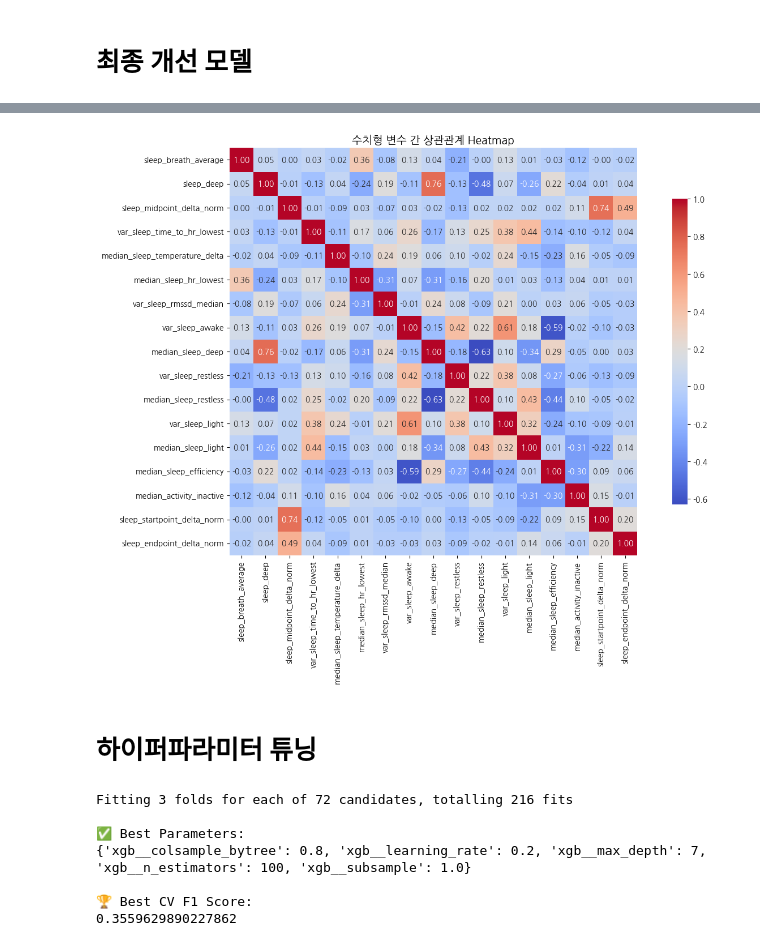
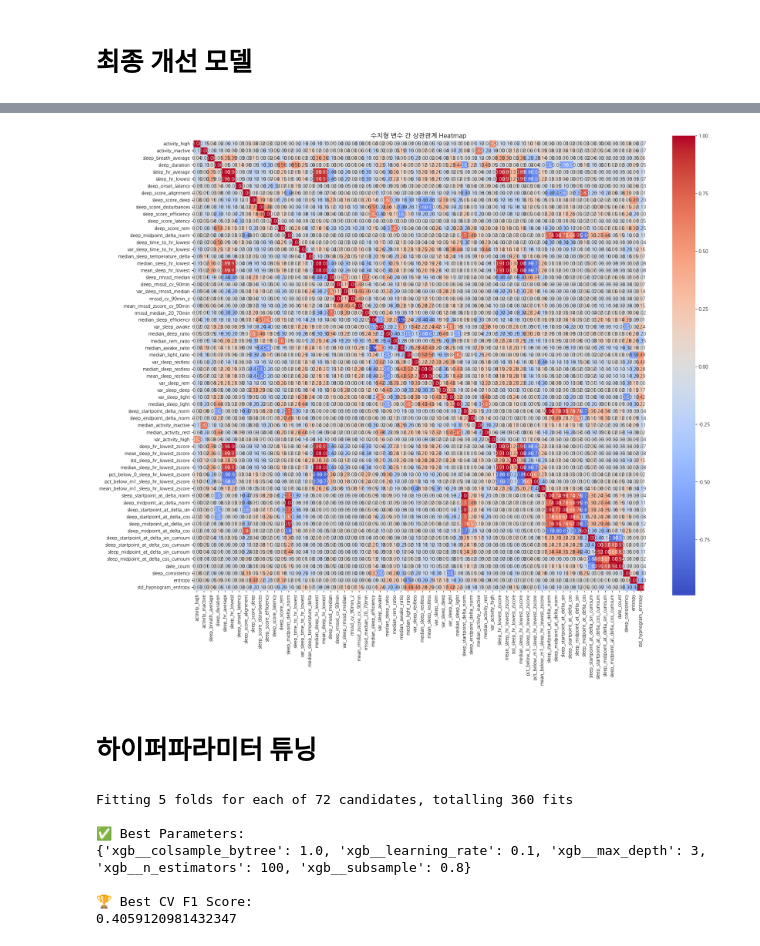
Before and after one commit to data-weaverss/dementia-risk-classifier, a Jupyter notebook: 2-class/ML.ipynb, the cells around one changed output, grey strips where cells are left out. Saved outputs shown, nothing was run; the diff lists cells and outputs as text; code cells hidden in the pictures.

Commit message:
Add: ML EDA, preprocess, feature engineer

```diff
--- a/2-class/ML.ipynb
+++ b/2-class/ML.ipynb
@@ -692,32 +567,33 @@ def load_sleep_data(label_path, sleep_path):
 
     sleep_df = pd.merge(sleep_df, label_df[["EMAIL", "DIAG_NM"]], on="EMAIL", how="inner")
     sleep_df = sleep_df.sort_values(by=["EMAIL", "sleep_bedtime_start"]).reset_index(drop=True)
-    sleep_df["label"] = sleep_df["DIAG_NM"].map({"CN": 0, "MCI": 1, "Dem": 1})
+    sleep_df["label"] = sleep_df["DIAG_NM"].map({"CN": 0, "MCI": 1, "Dem": 2})
     return sleep_df
 
 # -------------------------
 # 2. 경로 설정
 # -------------------------
 train_label = "./data/preprocessed/train/train_label_preprocessed.csv"
-train_sleep = "./data/preprocessed/train/train_sleep_preprocessed.csv"
+train_merged = "./data/preprocessed/train/merged_preprocessed.csv"
 test_label = "./data/preprocessed/validation/validation_label_preprocessed.csv"
-test_sleep = "./data/preprocessed/validation/validation_sleep_preprocessed.csv"
+test_merged = "./data/preprocessed/validation/merged_preprocessed.csv"
 
 # -------------------------
 # 3. 데이터 로딩
 # -------------------------
-train_df = load_sleep_data(train_label, train_sleep)
-test_df = load_sleep_data(test_label, test_sleep)
+train_df = load_sleep_data(train_label, train_merged)
+test_df = load_sleep_data(test_label, test_merged)
 
 # -------------------------
 # 4. 수치형 피처 추출
 # -------------------------
 numeric_cols = train_df.select_dtypes(include='number').drop(columns=["label"]).columns.tolist()
-substrings_to_remove = ['sleep_midpoint_at_delta']
+substrings_to_remove = []
 numeric_cols = [col for col in numeric_cols if not any(col == sub for sub in substrings_to_remove)]
 
 X = train_df[numeric_cols].values
-y = train_df["label"].values
+stratify_y = train_df["label"].values  # label = {"CN": 0, "MCI": 1, "Dem": 2}
+y = train_df["DIAG_NM"].map(lambda x: 0 if x == "CN" else 1).values
 groups = train_df["EMAIL"].values
 
 # -------------------------
@@ -729,11 +605,11 @@ X_scaled = scaler.fit_transform(X)
 # -------------------------
 # 6. Cross-validation 설정
 # -------------------------
-cv = StratifiedGroupKFold(n_splits=3, shuffle=True, random_state=42)
-metrics = {"fold": [], "mci_recall": [], "mci_f1": []}
+cv = StratifiedGroupKFold(n_splits=5, shuffle=True, random_state=42)
+metrics = {"fold": [], "abnormal_recall": [], "abnoraml_f1": []}
 total_cm = np.zeros((2, 2), dtype=int)
 
-for fold, (train_idx, val_idx) in enumerate(cv.split(X_scaled, y, groups)):
+for fold, (train_idx, val_idx) in enumerate(cv.split(X_scaled, stratify_y, groups)):
     print(f"\n🔁 Fold {fold + 1}")
     X_train_fold = X_scaled[train_idx]
     y_train_fold = y[train_idx]
@@ -748,20 +624,20 @@ for fold, (train_idx, val_idx) in enumerate(cv.split(X_scaled, y, groups)):
     total_cm += cm
 
     report_dict = classification_report(y_val_fold, y_pred, output_dict=True)
-    mci_recall = report_dict["1"]["recall"]
-    mci_f1 = report_dict["1"]["f1-score"]
+    abnormal_recall = report_dict["1"]["recall"]
+    abnoraml_f1 = report_dict["1"]["f1-score"]
 
     metrics["fold"].append(fold + 1)
-    metrics["mci_recall"].append(mci_recall)
-    metrics["mci_f1"].append(mci_f1)
+    metrics["abnormal_recall"].append(abnormal_recall)
+    metrics["abnoraml_f1"].append(abnoraml_f1)
 
-    print(f"📌 MCI Recall: {mci_recall:.4f} | MCI F1: {mci_f1:.4f}")
+    print(f"📌 Abnormal Recall: {abnormal_recall:.4f} | Abnormal F1: {abnoraml_f1:.4f}")
 
 # -------------------------
 # 7. 결과 요약
 # -------------------------
 metrics_df = pd.DataFrame(metrics)
-print("\n📊 CV Metrics Per Fold (MCI only):")
+print("\n📊 CV Metrics Per Fold (Abnormal only):")
 print(metrics_df)
 
 print("\n📊 CV Classification Report (Aggregated):")
@@ -780,7 +656,7 @@ print(avg_report)
 # -------------------------
 X_test = test_df[numeric_cols].values
 X_test_scaled = scaler.transform(X_test)
-y_test = test_df["label"].values
+y_test = test_df["DIAG_NM"].map(lambda x: 0 if x == "CN" else 1).values
 
 final_model = XGBClassifier(random_state=42, eval_metric="logloss")
 final_model.fit(X_scaled, y)
@@ -1037,18 +1009,18 @@ weighted avg       0.76      0.76      0.76        37
 # %%
-plt.figure(figsize=(14, 10))
+plt.figure(figsize=(20, 20))
 sns.heatmap(
     train_df[numeric_cols].corr(),
     annot=True,             # 🔹 어노테이션 표시
     fmt=".2f",              # 🔹 소수점 2자리 표시
     cmap="coolwarm",        # 🔹 컬러맵 설정
     square=True,            # 🔹 정사각형 셀
     cbar_kws={"shrink": 0.75}  # 🔹 컬러바 축소
 )
 plt.title("수치형 변수 간 상관관계 Heatmap", fontsize=14)
 plt.tight_layout()
 plt.show()
 # %% [output]
-[figure, old version]
+[figure, new version]
 # %% [markdown]
 # 하이퍼파라미터 튜닝
 # %%
@@ -1080,7 +1052,7 @@ f1_positive_scorer = make_scorer(f1_score, pos_label=1)
 # -------------------------
 # 3. CV 구성 및 GridSearch
 # -------------------------
-group_kfold = StratifiedGroupKFold(n_splits=3, shuffle=True, random_state=42)
+group_kfold = StratifiedGroupKFold(n_splits=5, shuffle=True, random_state=42)
 grid_search = GridSearchCV(
     pipeline,
     param_grid=param_grid,
@@ -1100,10 +1072,10 @@ print(grid_search.best_params_)
 print("\n🏆 Best CV F1 Score:")
 print(grid_search.best_score_)
 # %% [output]
-Fitting 3 folds for each of 72 candidates, totalling 216 fits
+Fitting 5 folds for each of 72 candidates, totalling 360 fits
 
 ✅ Best Parameters:
-{'xgb__colsample_bytree': 0.8, 'xgb__learning_rate': 0.2, 'xgb__max_depth': 7, 'xgb__n_estimators': 100, 'xgb__subsample': 1.0}
+{'xgb__colsample_bytree': 1.0, 'xgb__learning_rate': 0.1, 'xgb__max_depth': 3, 'xgb__n_estimators': 100, 'xgb__subsample': 0.8}
 
 🏆 Best CV F1 Score:
-0.3559629890227862
+0.4059120981432347
```
Also changed, not shown: parts of 10 cells of this notebook, 3 other files.
